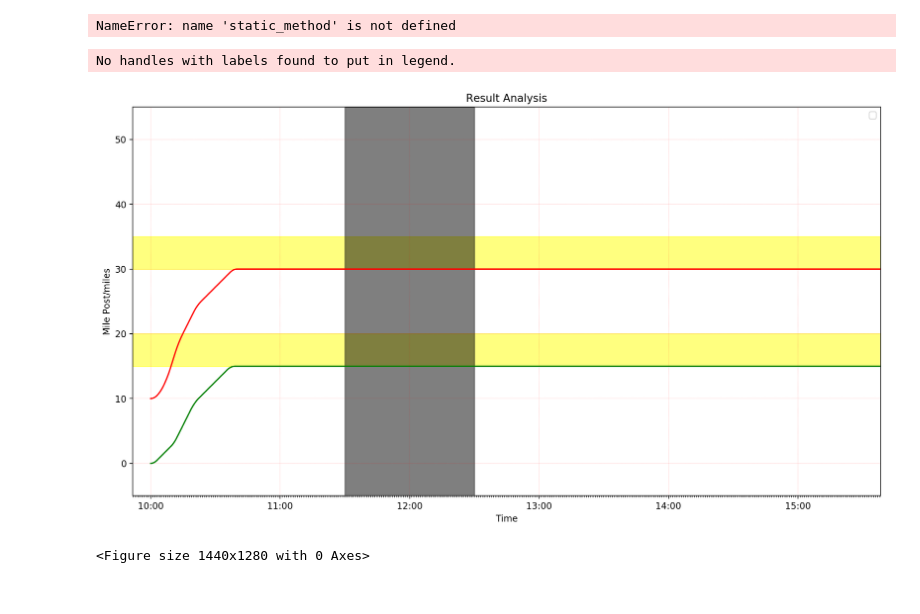
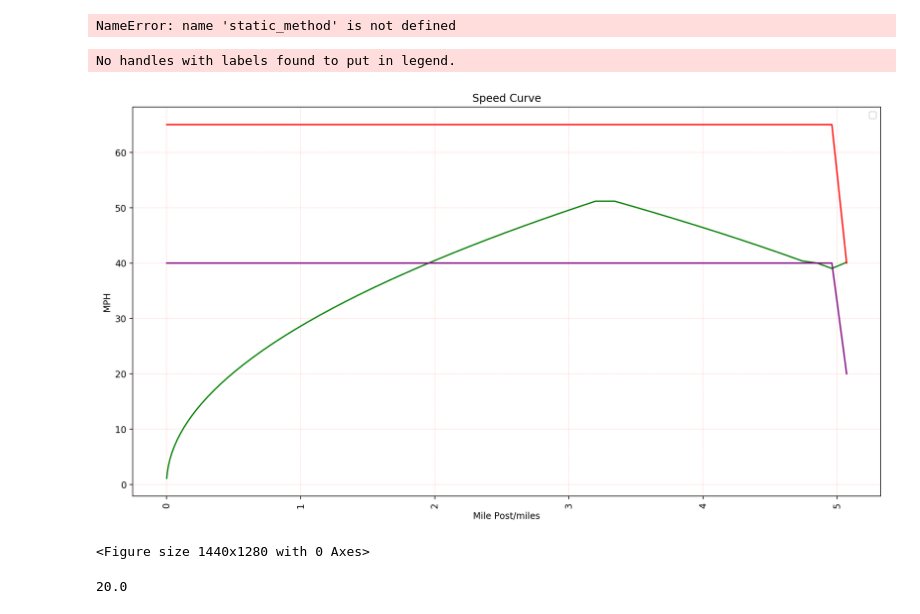
Before and after one commit to hegxiten/PyRailSim, a Jupyter notebook: OOD_Train/system_development.ipynb, the cells around one changed output. Drawn from its saved outputs; the diff is of its cells as text; code cells hidden in the pictures.

```diff
--- a/OOD_Train/system_development.ipynb
+++ b/OOD_Train/system_development.ipynb
@@ -20,10 +20,9 @@ dcc_container = [random.uniform(2.78e-05*0.85, 2.78e-05*1.15) for i in range(20)
 headway = 200 * random.random() + 400
 sys = System(sim_init_time, sp_container, acc_container, dcc_container,
              dos_period=['2018-01-10 11:30:00', '2018-01-10 12:30:00'],
+             dos_pos=-1,
              headway=headway,
-             tracks=[1,1,1,4,1,1,3,1,1,1],
-             dos_pos=-1,
-             refresh_time=20)
+             refresh_time=10)
 
 # K166 = Train(idx=sys.train_num,
 #                   rank=sys.train_num,
@@ -42,17 +41,17 @@ T166 = Train(idx=sys.train_num,
                   max_sp=sys.sp_container[sys.train_num % len(sys.sp_container)],
                   max_acc=sys.acc_container[sys.train_num % len(sys.acc_container)],
                   max_dcc=sys.dcc_container[sys.train_num % len(sys.dcc_container)],
-                  length=10)
+                  length=1)
 
 T165 = Train(idx=sys.train_num,
                   rank=sys.train_num,
                   system=sys,
                   init_time=sys.sys_time,
                   init_segment=((None, None),(sys.signal_points[0],0)),
-                  max_sp=sys.sp_container[sys.train_num % len(sys.sp_container)],
+                  max_sp=T166.max_speed*1.6,
                   max_acc=sys.acc_container[sys.train_num % len(sys.acc_container)],
                   max_dcc=sys.dcc_container[sys.train_num % len(sys.dcc_container)],
-                  length=10)
+                  length=1)
 # %%
 print('T166: stopped: {}, \tcurr_MP: {}, curr_spd: {}, tgt_spd: {},\tnum_blk_ahead: {}, \n\taspect: {},'.format(T166.stopped,\
                                                                 str("%.2f" % round(T166.curr_MP,2)).rjust(5,' '), \
@@ -77,5 +76,5 @@ route (0, 1) of ControlPoint3 is opened
 # %%
-for n in range(50):
+for n in range(180):
     T166.update_acc()
     T165.update_acc()
     sys.sys_time+=sys.refresh_time
@@ -203,7 +228,7 @@ normal method: <__main__.MyClass object at 0x...> static to call
 calling static method: <__main__.MyClass object at 0x...> static to call
 NameError: name 'static_method' is not defined
 # %%
-from infrastructure import Track, Block, BigBlock
+from infrastructure import Track,BigBlock
 from system import System
 from train import Train
 import matplotlib.pyplot as plt
@@ -225,16 +250,15 @@ def string_diagram(sys, start_time, end_time):
             # x[i].append(sys.trains[i].time_pos_list[j][0])
             # y[i].append(sys.trains[i].time_pos_list[j][1])
 
-
     assert len(x) == len(y)
     for i in range(len(x)):
         assert len(x[i]) == len(y[i])
     train_idx = list(range(len(x)))
     t_color = [colors[x.index(i)%color_num] for i in x]
-    min_t, max_t = min([i[0] for i in x]), max([i[-1] for i in x])
+    min_t, max_t = min([i[0] for i in x if i]), max([i[-1] for i in x if i])
 
     #plt.ion()
-    plt.title('Result Analysis')
+    plt.title('String Diagram')
     hours = mdates.HourLocator()
     minutes = mdates.MinuteLocator()
     seconds = mdates.SecondLocator()
@@ -258,34 +282,68 @@ def string_diagram(sys, start_time, end_time):
     #     plt.axis([(datetime.fromtimestamp(start_time - 500)), \
     #         (datetime.fromtimestamp(end_time + 500)), -5 , 55])
 
     #     for n in range(len(x)-1):
     #         new_x_y = [[mdates.date2num(datetime.fromtimestamp(i)), j] for i, j in zip(x[n], y[n]) if i < start_time + start and i > start_time + start - 1 - step_size]
     #         new_x = []
     #         new_y = []
     #         for i , j in new_x_y:
     #             new_x.append(i)
     #             new_y.append(j)
     #         if(len(new_x) == 0):
     #             continue
     #         plt.plot(new_x, new_y, color=t_color[n])
     #         # print('==============')
     #         # print('Length of new_x: {}'.format(len(new_x)))
     #         # print('Length of new_y: {}'.format(len(new_y)))
     #     plt.pause(0.00001)
     #===============================================================================
     for n in range(len(x)):
         #assert len(x[n]) == len(y[n]) == t_color[n]
         plt.plot([mdates.date2num(i) for i in x[n]], y[n], color=t_color[n])
     plt.gca().axhspan(15,20,color='yellow',alpha=0.5)
     plt.gca().axhspan(30,35,color='yellow',alpha=0.5)
-    plt.gca().axvspan((datetime.fromtimestamp(start_time + 90 * 60)),(datetime.fromtimestamp(start_time + 150 * 60)),color='black',alpha=0.5)
+#     plt.gca().axvspan((datetime.fromtimestamp(start_time + 90 * 60)),(datetime.fromtimestamp(start_time + 150 * 60)),color='black',alpha=0.5)
     plt.figure(figsize=(18, 16), dpi= 80, facecolor='w', edgecolor='k')
     plt.rcParams['figure.dpi'] = 200
     import pylab; pylab.rcParams['figure.figsize'] = (15.0, 8.0)
     plt.show()
     #plt.ioff()
-string_diagram(sys, sim_init_time, sim_term_time)
+def speed_curve(sys, train):
+    '''To draw the speed curve based on a train's mileposts and speed .
+    '''
+    colors = ['red','green','purple']
+    mp, spd, spdlmt, tgt_spd = [], [], [], []
+    for i in range(len(train.pos_spd_list)):
+        mp.append(train.pos_spd_list[i][0])
+        spd.append(abs(train.pos_spd_list[i][1]*3600))
+        spdlmt.append(train.pos_spd_list[i][2]*3600)
+        tgt_spd.append(train.pos_spd_list[i][3]*3600)
+
+    min_mp, max_mp = min(mp), max(mp)
+
+    #plt.ion()
+    plt.title('Speed Curve')
+    plt.xticks(rotation=90)
+    plt.grid(True, linestyle = "-.", color = "r", linewidth = "0.1")
+    plt.legend()
+    plt.xlabel('Mile Post/miles')
+    plt.ylabel('MPH')
+    plt.plot(mp, spd, color=colors[1])  # train speed
+    plt.plot(mp, spdlmt, color=colors[0])  # train speed lmt
+    plt.plot(mp, tgt_spd, color=colors[2])  # train tgt speed
+
+    plt.figure(figsize=(18, 16), dpi= 80, facecolor='w', edgecolor='k')
+    plt.rcParams['figure.dpi'] = 200
+    import pylab; pylab.rcParams['figure.figsize'] = (15.0, 8.0)
+    plt.show()
+    #plt.ioff()
+# string_diagram(sys, sim_init_time, sim_term_time)
+speed_curve(sys, T165)
 # %% [output]
 No handles with labels found to put in legend.
-[figure, old version]
+[figure, new version]
 <Figure size 1440x1280 with 0 Axes>
+# %%
+T166.curr_spd_lmt_abs*3600
+# %% [output]
+20.0
```
Also changed, not shown: parts of 11 cells of this notebook, 6 other files.
